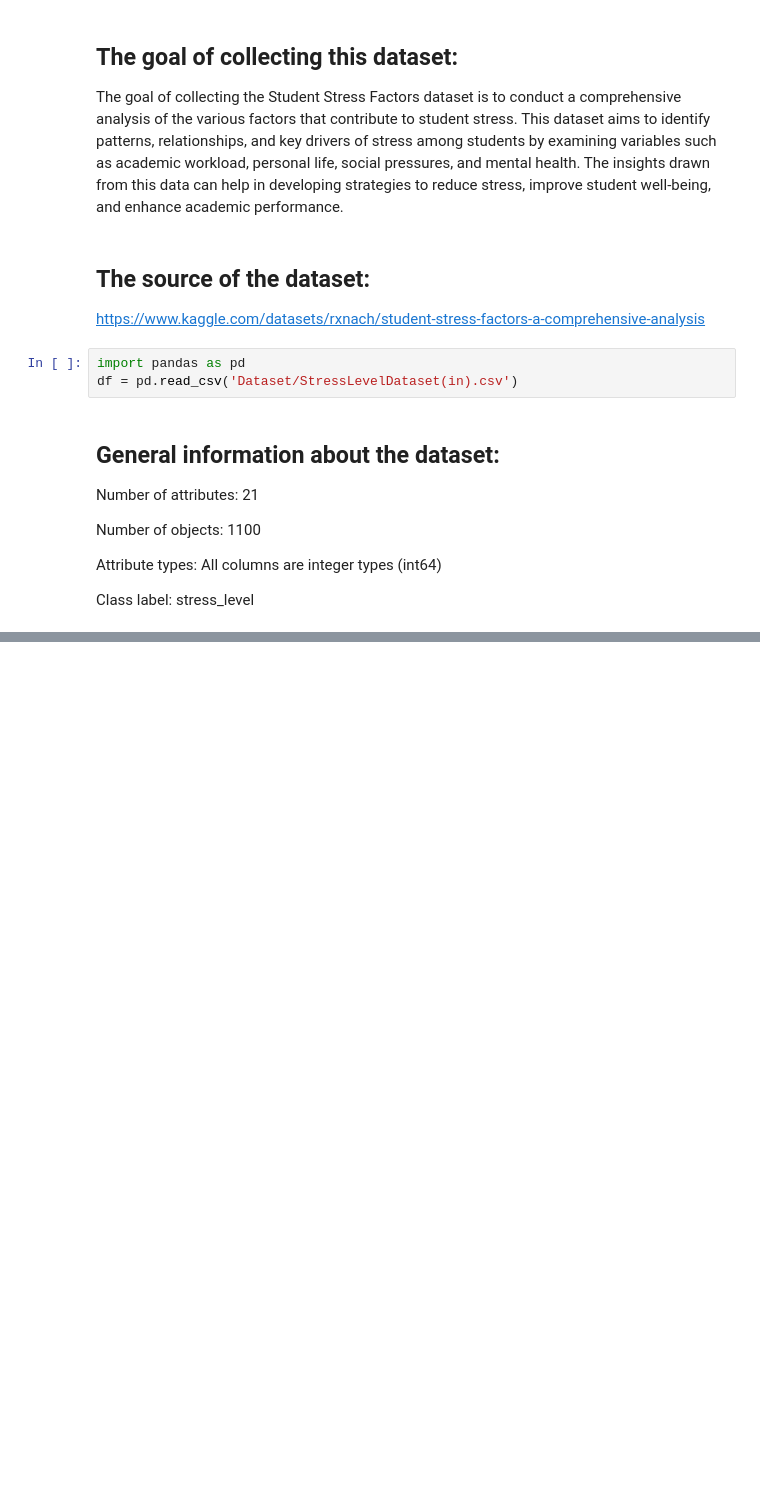
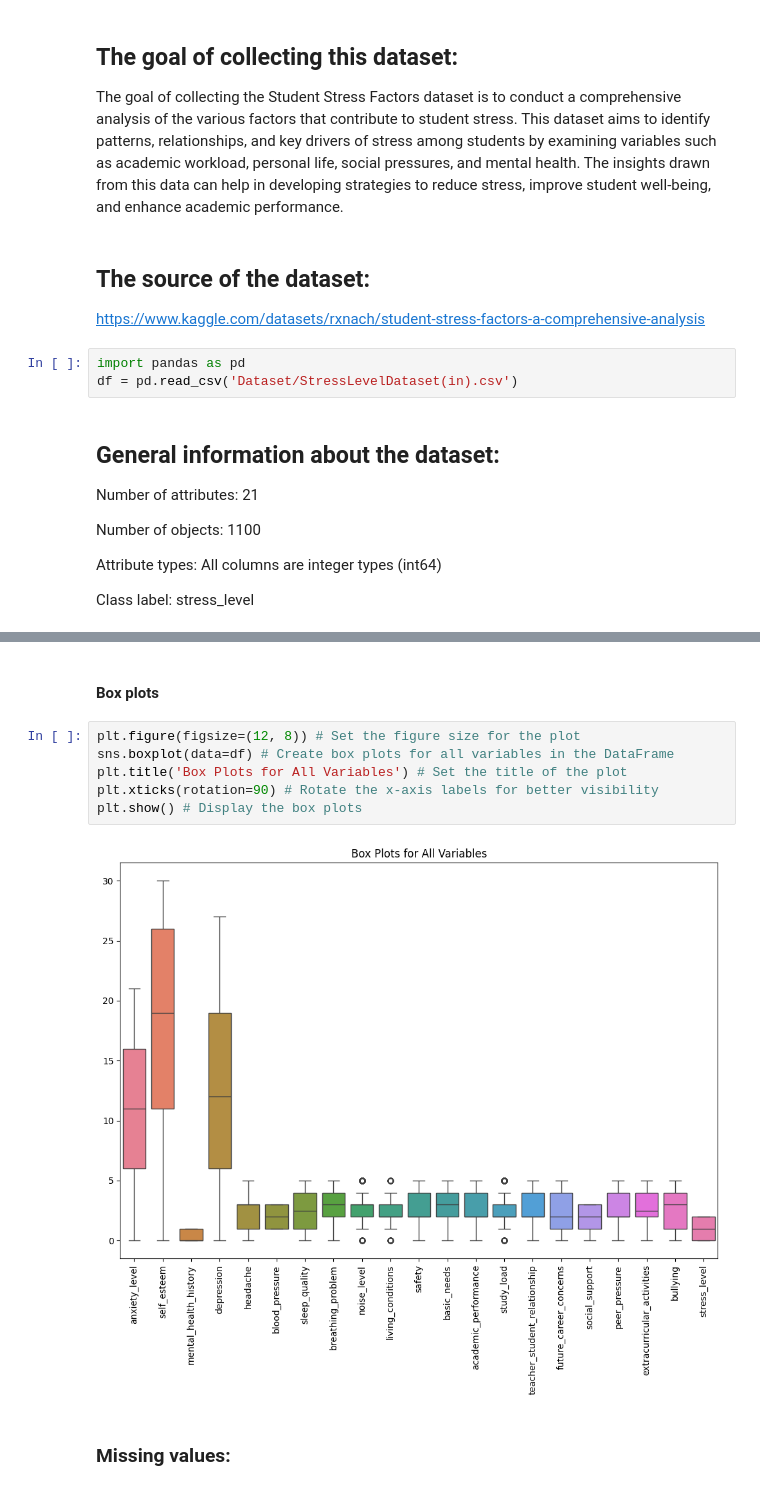
Before and after one commit to Jana18kh/Project, a Jupyter notebook: Project.ipynb, the cells around one changed output, grey strips where cells are left out. Cells and saved outputs as stored; diff of their text form; blank space fills up the shorter version.

```diff
--- a/Project.ipynb
+++ b/Project.ipynb
@@ -48,0 +86,12 @@ Number of objects: 1100
+# %% [markdown]
+#### Box plots
+# %%
+plt.figure(figsize=(12, 8)) # Set the figure size for the plot
+sns.boxplot(data=df) # Create box plots for all variables in the DataFrame
+plt.title('Box Plots for All Variables') # Set the title of the plot
+plt.xticks(rotation=90) # Rotate the x-axis labels for better visibility
+plt.show() # Display the box plots
+# %% [output]
+[figure, added]
+# %% [markdown]
+### Missing values:
```
Also changed, not shown: parts of 8 cells of this notebook.
